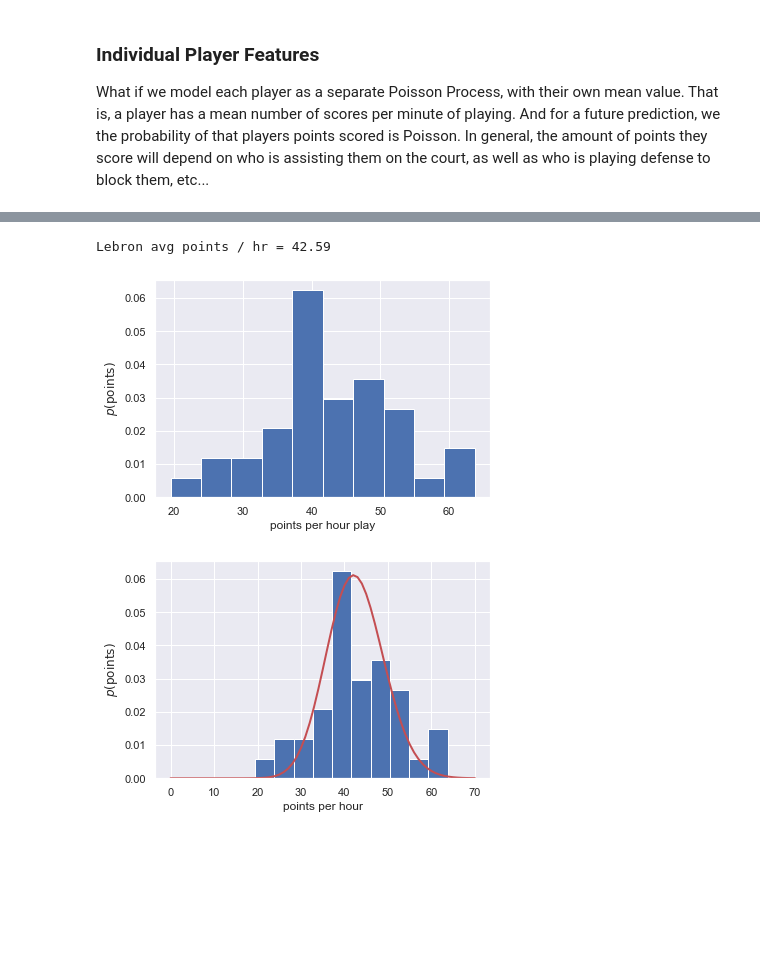
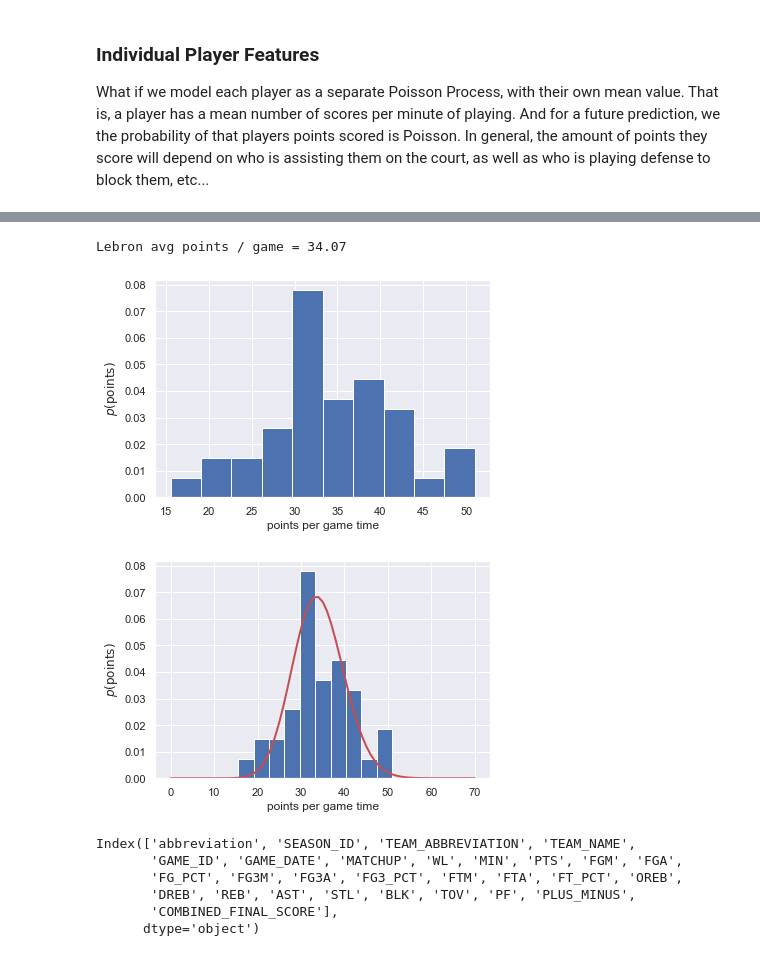
Before and after one commit to erdos2020nbaou/nba_ou_jam, a Jupyter notebook: NBA_Jam_Derek.ipynb, the cells around one changed output, grey strips where cells are left out. Drawn from its saved outputs; the diff is of its cells as text; code cells hidden in the pictures; blank space fills up the shorter version.

Commit message:
updates to Poisson modeling

```diff
--- a/NBA_Jam_Derek.ipynb
+++ b/NBA_Jam_Derek.ipynb
@@ -255,17 +220,17 @@ display(df_lebron)
 # %%
 lebron_pts = df_lebron['PTS']
-lebron_hrs = df_lebron['MIN'] / 60.
-lebron_pts_per_hr = lebron_pts / lebron_hrs
+lebron_gametime = df_lebron['MIN'] / 48.
+lebron_pts_per_game = lebron_pts / lebron_gametime
 
-mu_lebron = np.mean(lebron_pts_per_hr) #estimate of mean
-print("Lebron avg points / hr = " + str( round( mu_lebron , 2) ) )
-plt.hist(lebron_pts_per_hr, density=True)
-plt.xlabel('points per hour play')
+mu_lebron = np.mean(lebron_pts_per_game) #estimate of mean
+print("Lebron avg points / game = " + str( round( mu_lebron , 2) ) )
+plt.hist(lebron_pts_per_game, density=True)
+plt.xlabel('points per game time')
 plt.ylabel(r'$p(\rm points)$')
 plt.show()
 # %% [output]
-Lebron avg points / hr = 42.59
+Lebron avg points / game = 34.07
-[figure, old version]
+[figure, new version]
 # %%
 from math import factorial
 def poisson(k, mu):
@@ -276,12 +241,12 @@ def poisson(k, mu):
 
 poisson = np.vectorize(poisson)
 # %%
-pts_per_hr = np.linspace(0, 70, 71)
-fit_lebron = poisson(pts_per_hr, mu_lebron)
-plt.hist(lebron_pts_per_hr, density=True)
-plt.xlabel('points per hour')
+pts_per_game = np.linspace(0, 70, 71)
+fit_lebron = poisson(pts_per_game, mu_lebron)
+plt.hist(lebron_pts_per_game, density=True)
+plt.xlabel('points per game time')
 plt.ylabel(r'$p(\rm points)$')
-plt.plot(pts_per_hr, fit_lebron, color='r', lw=2)
+plt.plot(pts_per_game, fit_lebron, color='r', lw=2)
 plt.show()
 # %% [output]
-[figure, old version]
+[figure, new version]
@@ -287,0 +263,12 @@ plt.show()
+# %%
+#lets try this for a single game
+mask_game = ( nba_games_15_16['GAME_ID'] == '0021501228')
+some_game = nba_games_15_16.loc[mask_game]
+some_game.columns
+# %% [output]
+Index(['abbreviation', 'SEASON_ID', 'TEAM_ABBREVIATION', 'TEAM_NAME',
+       'GAME_ID', 'GAME_DATE', 'MATCHUP', 'WL', 'MIN', 'PTS', 'FGM', 'FGA',
+       'FG_PCT', 'FG3M', 'FG3A', 'FG3_PCT', 'FTM', 'FTA', 'FT_PCT', 'OREB',
+       'DREB', 'REB', 'AST', 'STL', 'BLK', 'TOV', 'PF', 'PLUS_MINUS',
+       'COMBINED_FINAL_SCORE'],
+      dtype='object')
```
Also changed, not shown: parts of 19 cells of this notebook.
